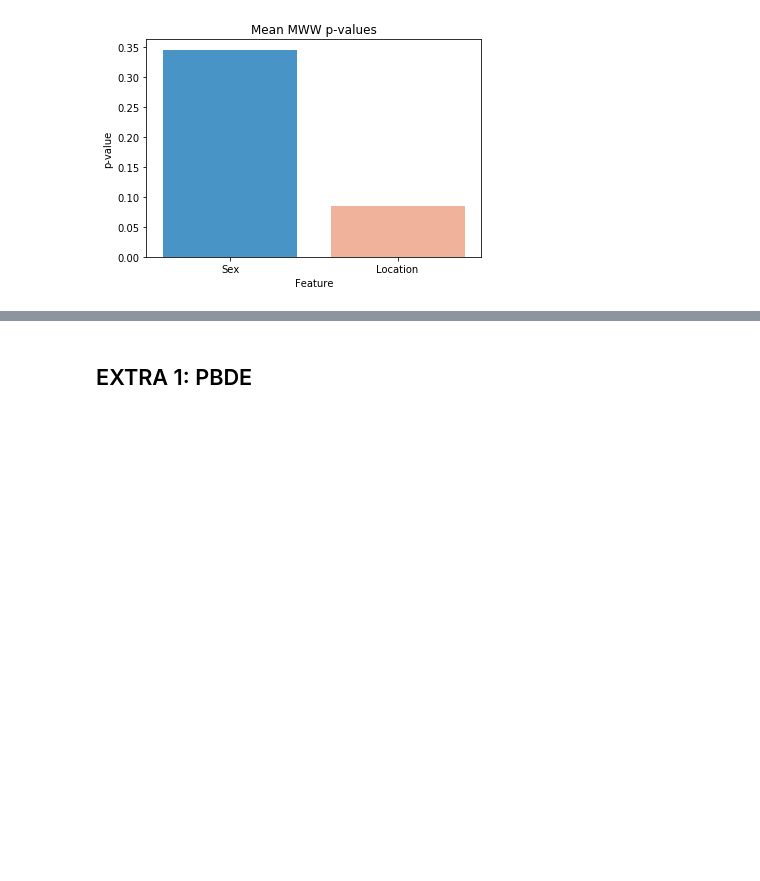
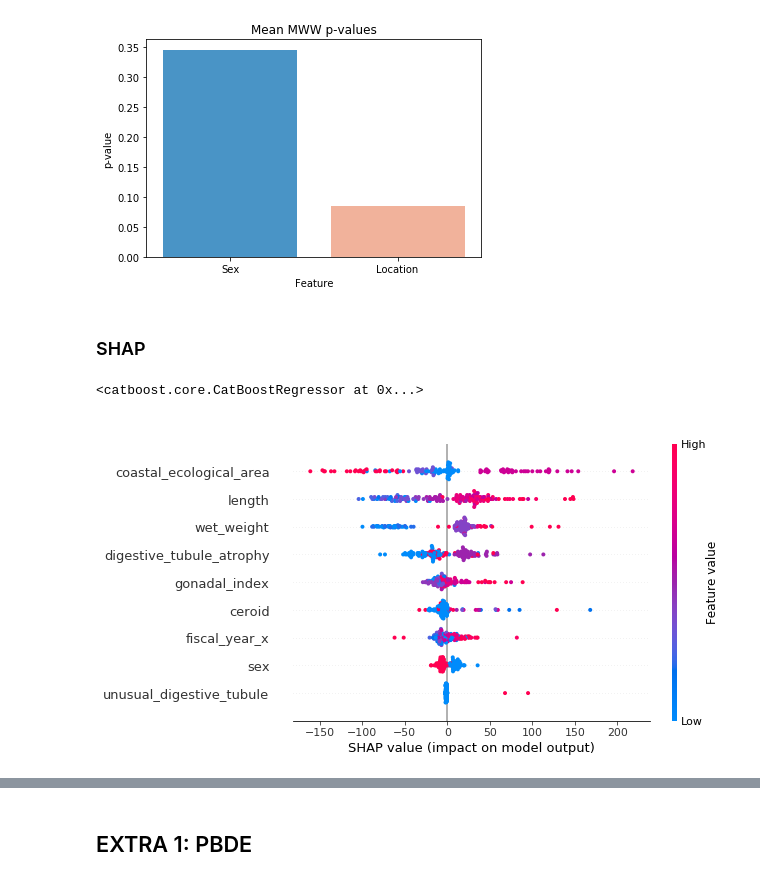
Before and after one commit to pol690/marine_pollution_explore, a Jupyter notebook: Mus_project.ipynb, the cells around one changed output, grey strips where cells are left out. Cells and saved outputs as stored; diff of their text form; code cells hidden in the pictures; blank space fills up the shorter version.

```diff
--- a/Mus_project.ipynb
+++ b/Mus_project.ipynb
@@ -592,3 +686,29 @@ plt.title('Mean MWW p-values')
 plt.show()
 # %% [output]
 [figure]
+# %% [markdown]
+### SHAP
+# %%
+# re-setting CatBoost as the best performing model to use it with shap
+model = CatBoostRegressor(iterations=700,
+                             learning_rate=0.01,
+                             depth=9,
+                             eval_metric='RMSE',
+                             random_seed = 0,
+                             bagging_temperature = 0.5,
+                             od_type='Iter',
+                             metric_period = 30,
+                             od_wait=100)
+# %%
+model.fit(X, y, verbose=False, plot=False)
+# %% [output]
+<catboost.core.CatBoostRegressor at 0x...>
+# %%
+#initializing shap
+explainer = shap.TreeExplainer(model)
+shap_values = explainer.shap_values(X)
+# %%
+#SHAP effects of all the features
+shap.summary_plot(shap_values, X)
+# %% [output]
+[figure, added]
```
Also changed, not shown: parts of 19 cells of this notebook.
